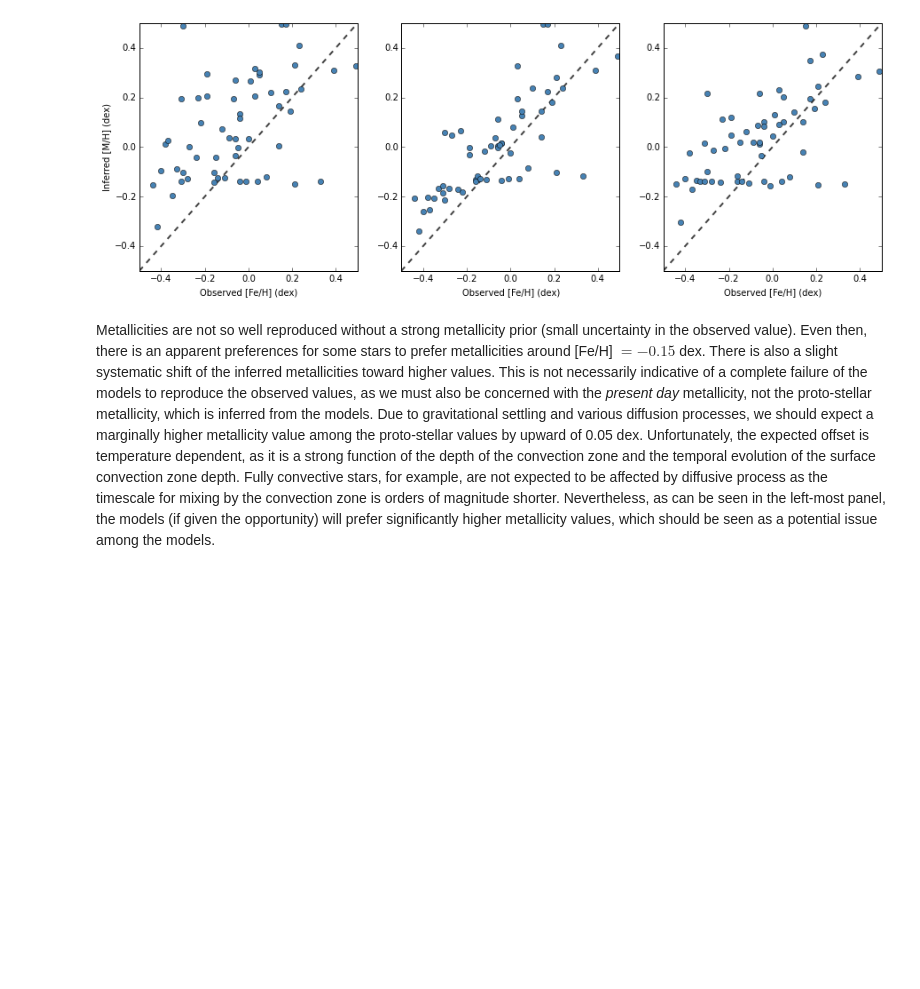
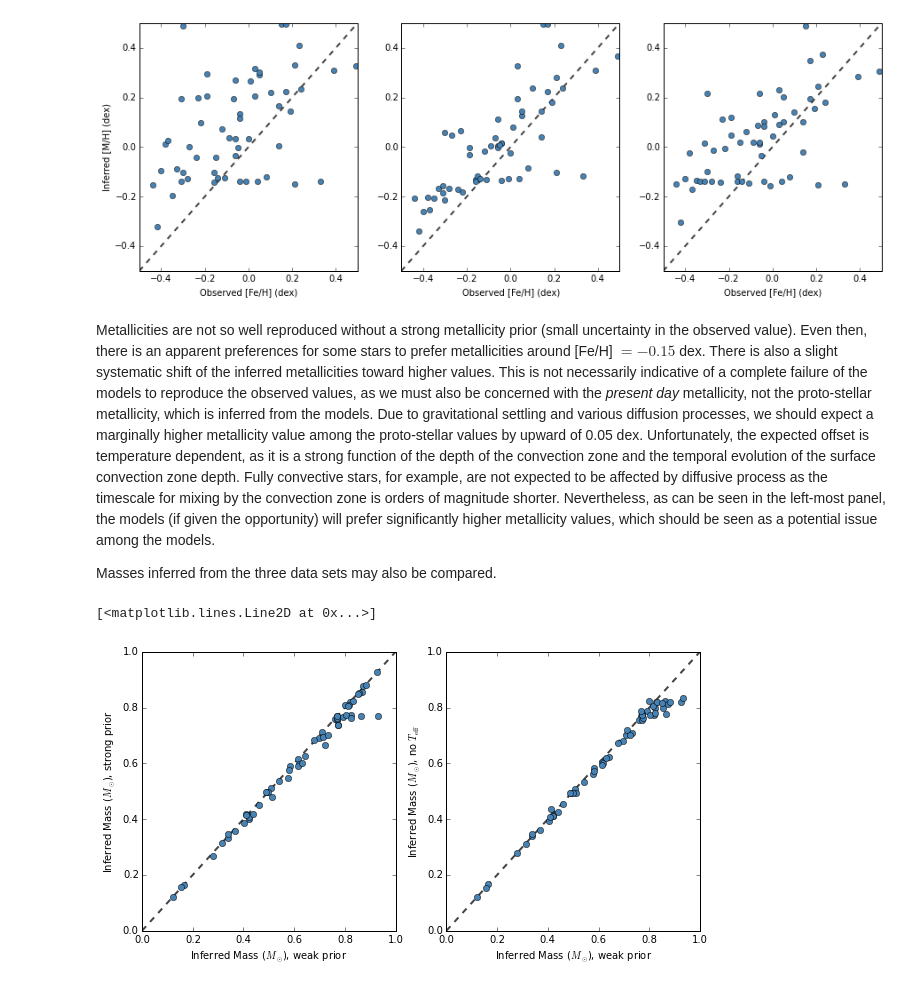
Before and after one commit to gfeiden/Notebook, a Jupyter notebook: Projects/mlt_calib/fixed_Y_fixed_alpha.ipynb, the cells around one changed output. Drawn from its saved outputs; the diff is of its cells as text; code cells hidden in the pictures; blank space fills up the shorter version.

```diff
--- a/Projects/mlt_calib/fixed_Y_fixed_alpha.ipynb
+++ b/Projects/mlt_calib/fixed_Y_fixed_alpha.ipynb
@@ -62,3 +62,23 @@ axes[2].plot(no_Teff[:, 30], no_Teff[:, 1], 'o', color='#4682B4')
 [figure]
 # %% [markdown]
 Metallicities are not so well reproduced without a strong metallicity prior (small uncertainty in the observed value). Even then, there is an apparent preferences for some stars to prefer metallicities around [Fe/H] $= -0.15$ dex. There is also a slight systematic shift of the inferred metallicities toward higher values. This is not necessarily indicative of a complete failure of the models to reproduce the observed values, as we must also be concerned with the _present day_ metallicity, not the proto-stellar metallicity, which is inferred from the models. Due to gravitational settling and various diffusion processes, we should expect a marginally higher metallicity value among the proto-stellar values by upward of 0.05 dex. Unfortunately, the expected offset is temperature dependent, as it is a strong function of the depth of the convection zone and the temporal evolution of the surface convection zone depth. Fully convective stars, for example, are not expected to be affected by diffusive process as the timescale for mixing by the convection zone is orders of magnitude shorter. Nevertheless, as can be seen in the left-most panel, the models (if given the opportunity) will prefer significantly higher metallicity values, which should be seen as a potential issue among the models.
+
+Masses inferred from the three data sets may also be compared.
+# %%
+fig, axes = plt.subplots(1, 2, figsize=(10, 5))
+
+# set axis labels and plot one-to-one line
+for ax in axes:
+    ax.set_xlabel('Inferred Mass ($M_{\odot}$), weak prior')
+    ax.set_xlim((0.0, 1.0))
+    ax.set_ylim((0.0, 1.0))
+    ax.plot( np.arange(0.0, 1.01, 0.5), np.arange(0.0, 1.01, 0.5), '--', lw=2, color='#444444')
+axes[0].set_ylabel('Inferred Mass ($M_{\odot}$), strong prior')
+axes[1].set_ylabel('Inferred Mass ($M_{\odot}$), no $T_{\\rm eff}$')
+
+# plot masses
+axes[0].plot(FeH_weak[:, 0], FeH_strong[:, 0], 'o', color='#4682B4')
+axes[1].plot(FeH_weak[:, 0], no_Teff[:, 0], 'o', color='#4682B4')
+# %% [output]
+[<matplotlib.lines.Line2D at 0x...>]
+[figure, added]
```
Also changed, not shown: parts of 14 cells of this notebook.
